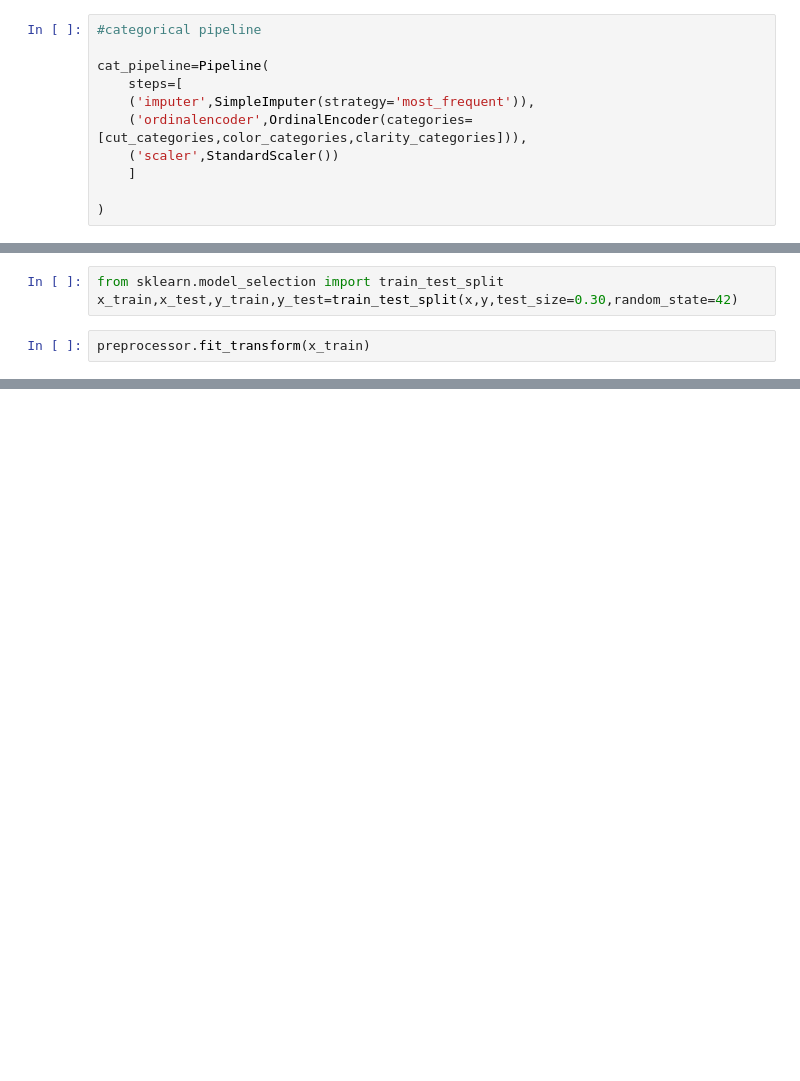
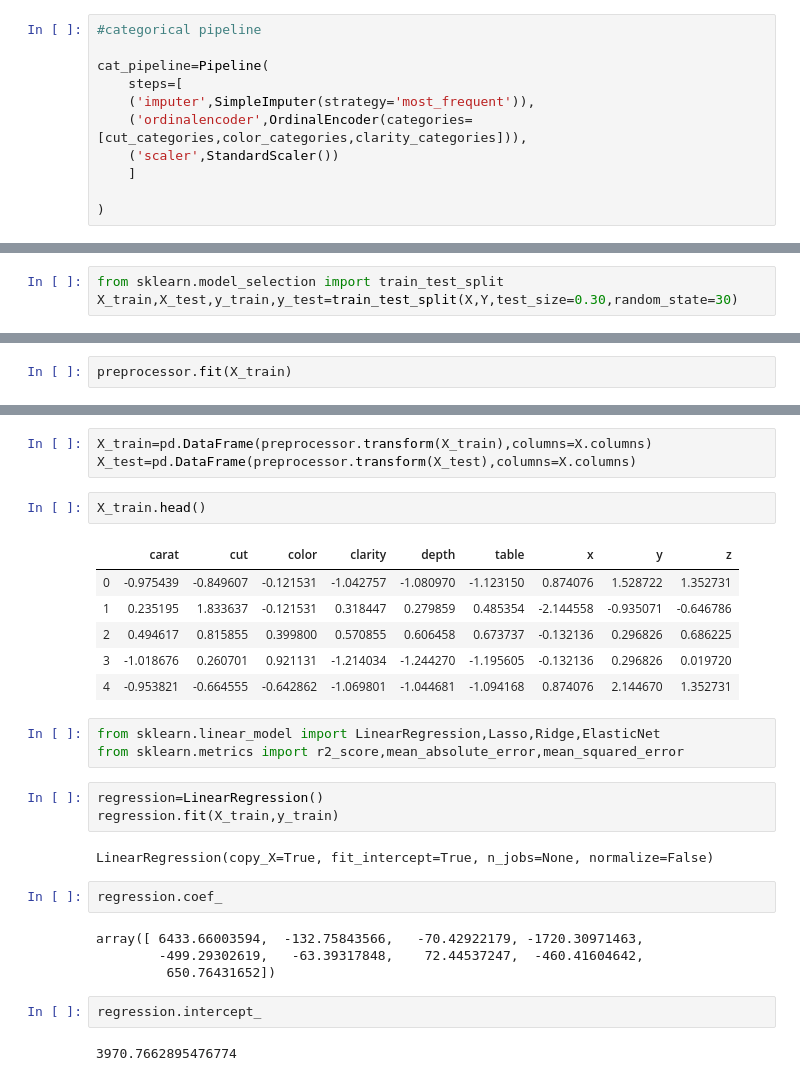
Before and after one commit to pratheekbabuj/Projects_modular, a Jupyter notebook: modeltraining.ipynb, the cells around one changed output, grey strips where cells are left out. Drawn from its saved outputs; the diff is of its cells as text; blank space fills up the shorter version.

Commit message:
ingestion and transformation

```diff
--- a/modeltraining.ipynb
+++ b/modeltraining.ipynb
@@ -87,6 +51,4 @@ preprocessor=ColumnTransformer([
 ])
 # %%
 from sklearn.model_selection import train_test_split
-x_train,x_test,y_train,y_test=train_test_split(x,y,test_size=0.30,random_state=42)
+X_train,X_test,y_train,y_test=train_test_split(X,Y,test_size=0.30,random_state=30)
-# %%
-preprocessor.fit_transform(x_train)
@@ -106,0 +55,2 @@ array([[-0.82314374, -1.12998781, -0.64189666, ...,  0.87410007,
+# %%
+preprocessor.fit(X_train)
@@ -106,0 +75,30 @@ array([[-0.82314374, -1.12998781, -0.64189666, ...,  0.87410007,
+# %%
+X_train=pd.DataFrame(preprocessor.transform(X_train),columns=X.columns)
+X_test=pd.DataFrame(preprocessor.transform(X_test),columns=X.columns)
+# %%
+X_train.head()
+# %% [output]
+|  | carat | cut | color | clarity | depth | table | x | y | z |
+| 0 | -0.975439 | -0.849607 | -0.121531 | -1.042757 | -1.080970 | -1.123150 | 0.874076 | 1.528722 | 1.352731 |
+| 1 | 0.235195 | 1.833637 | -0.121531 | 0.318447 | 0.279859 | 0.485354 | -2.144558 | -0.935071 | -0.646786 |
+| 2 | 0.494617 | 0.815855 | 0.399800 | 0.570855 | 0.606458 | 0.673737 | -0.132136 | 0.296826 | 0.686225 |
+| 3 | -1.018676 | 0.260701 | 0.921131 | -1.214034 | -1.244270 | -1.195605 | -0.132136 | 0.296826 | 0.019720 |
+| 4 | -0.953821 | -0.664555 | -0.642862 | -1.069801 | -1.044681 | -1.094168 | 0.874076 | 2.144670 | 1.352731 |
+# %%
+from sklearn.linear_model import LinearRegression,Lasso,Ridge,ElasticNet
+from sklearn.metrics import r2_score,mean_absolute_error,mean_squared_error
+# %%
+regression=LinearRegression()
+regression.fit(X_train,y_train)
+# %% [output]
+LinearRegression(copy_X=True, fit_intercept=True, n_jobs=None, normalize=False)
+# %%
+regression.coef_
+# %% [output]
+array([ 6433.66003594,  -132.75843566,   -70.42922179, -1720.30971463,
+        -499.29302619,   -63.39317848,    72.44537247,  -460.41604642,
+         650.76431652])
+# %%
+regression.intercept_
+# %% [output]
+3970.7662895476774
```
Also changed, not shown: parts of 12 cells of this notebook, 11 other files.
